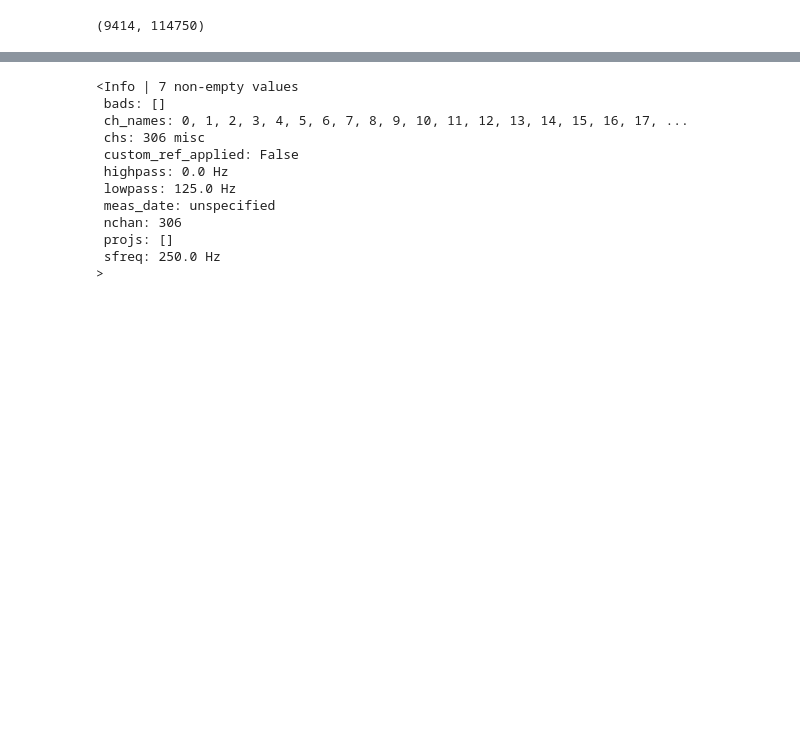
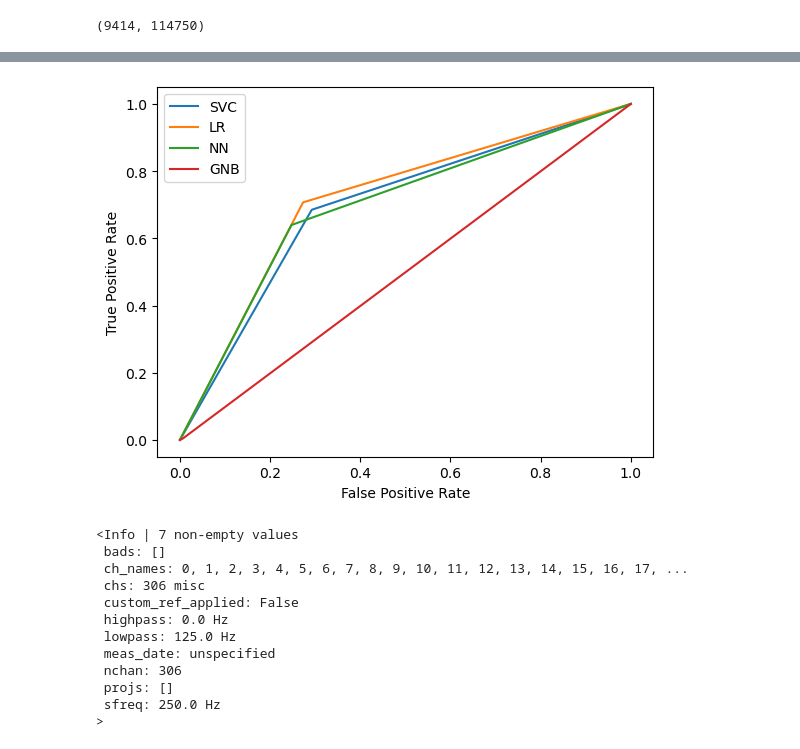
Before and after one commit to joshuagalvez11/brian_meg_ml_analysis, a Jupyter notebook: meg.ipynb, the cells around one changed output, grey strips where cells are left out. Saved outputs shown, nothing was run; the diff lists cells and outputs as text; code cells hidden in the pictures; blank space fills up the shorter version.

```diff
--- a/meg.ipynb
+++ b/meg.ipynb
@@ -211,0 +312,3 @@ plt.show()
+# %%
+nn_pred = p.predict(X_test)
+print(classification_report(y_test, nn_pred))
@@ -211,0 +324,15 @@ plt.show()
+# %%
+nn_fpr, nn_tpr, _ = roc_curve(y_test, nn_pred)
+# %%
+plt.plot(svc_fpr,svc_tpr, label="SVC")
+plt.plot(lr_fpr,lr_tpr, label="LR")
+plt.plot(nn_fpr,nn_tpr, label="NN")
+plt.plot(gnb_fpr,gnb_tpr, label="GNB")
+
+
+plt.ylabel('True Positive Rate')
+plt.xlabel('False Positive Rate')
+plt.legend()
+plt.show()
+# %% [output]
+[figure, added]
```
Also changed, not shown: parts of 23 cells of this notebook.
